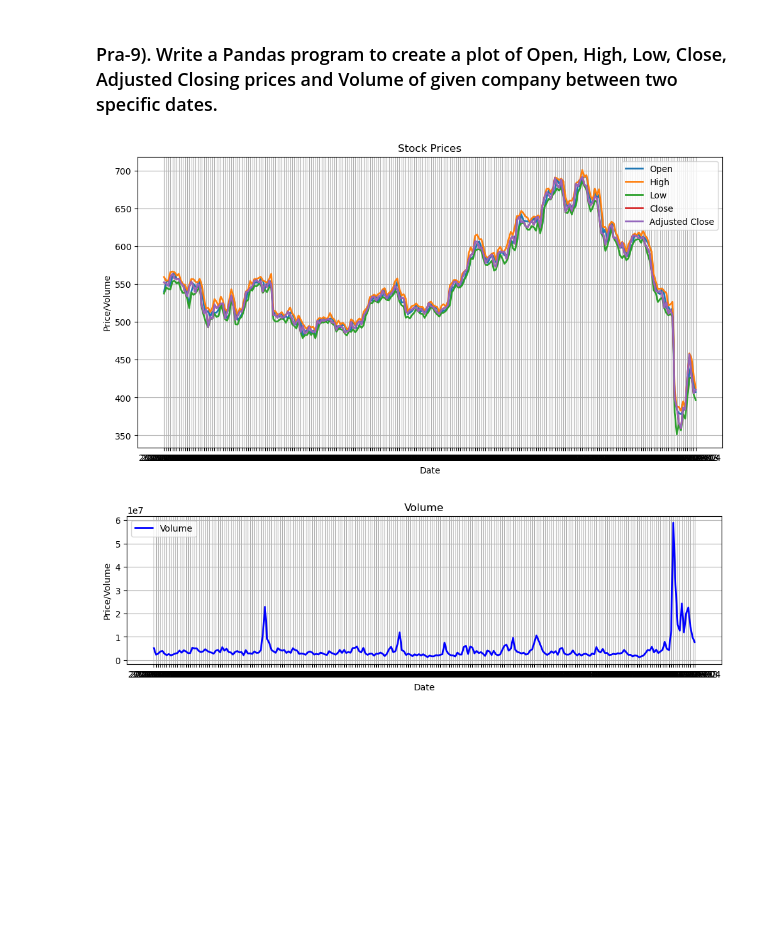
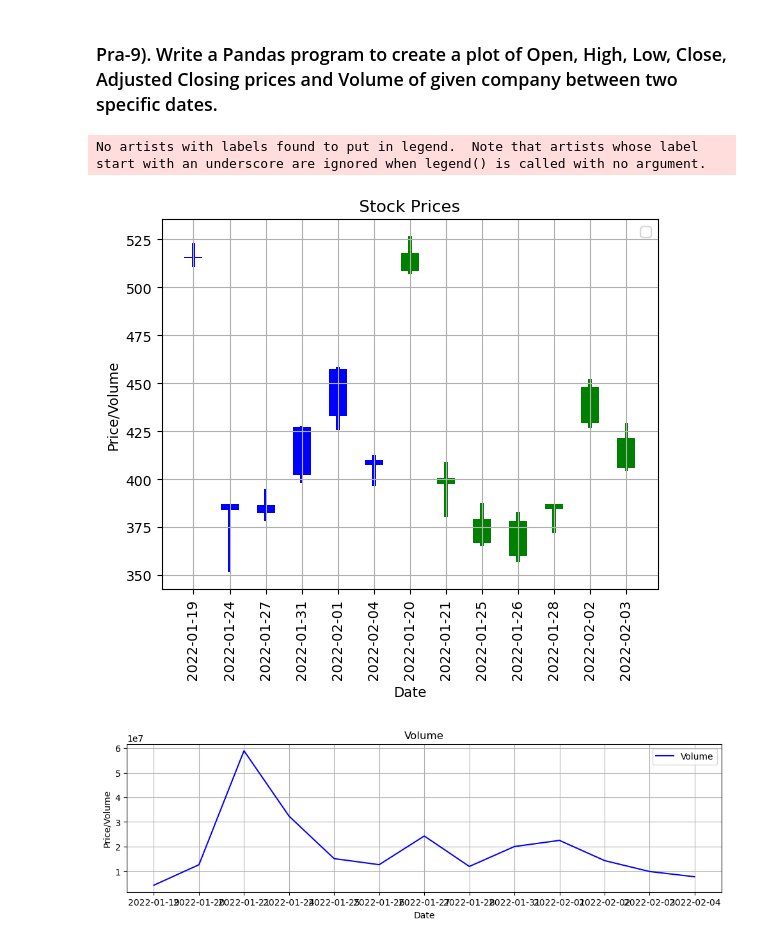
Before and after one commit to MihirModhwadiya/machine-learning, a Jupyter notebook: Pra-9.ipynb, the cells around one changed output. Drawn from its saved outputs; the diff is of its cells as text; code cells hidden in the pictures; blank space fills up the shorter version.

```diff
--- a/Pra-9.ipynb
+++ b/Pra-9.ipynb
@@ -3,39 +3,53 @@
 # %%
 import pandas as pd
 import matplotlib.pyplot as plt
 
 df = pd.read_csv('./Netflix/NFLX.csv')
 
 df.set_index('Date', inplace=True)
 
-start_date = '2021-02-04'
+start_date = '2022-01-19'
 end_date = '2022-02-04'
 
 df = df.loc[start_date:end_date]
 
-plt.figure(figsize=(12, 6))
-plt.plot(df.index, df['Open'], label='Open', linewidth=2)
-plt.plot(df.index, df['High'], label='High', linewidth=2)
-plt.plot(df.index, df['Low'], label='Low', linewidth=2)
-plt.plot(df.index, df['Close'], label='Close', linewidth=2)
-plt.plot(df.index, df['Adj Close'], label='Adjusted Close', linewidth=2)
+up = df[df.Close >= df.Open]
 
+down = df[df.Close < df.Open]
+
+col1 = 'blue'
+
+col2 = 'green'
+
+width = .5
+width2 = .1
+
+plt.bar(up.index, up.Close-up.Open, width, bottom=up.Open, color=col1)
+plt.bar(up.index, up.High-up.Close, width2, bottom=up.Close, color=col1)
+plt.bar(up.index, up.Low-up.Open, width2, bottom=up.Open, color=col1)
+
+plt.bar(down.index, down.Close-down.Open, width, bottom=down.Open, color=col2)
+plt.bar(down.index, down.High-down.Open, width2, bottom=down.Open, color=col2)
+plt.bar(down.index, down.Low-down.Close, width2, bottom=down.Close, color=col2)
+
+plt.xticks(rotation='vertical')
 plt.title('Stock Prices')
 plt.xlabel('Date')
 plt.ylabel('Price/Volume')
 plt.grid(True)
 plt.legend()
 plt.show()
 
 plt.figure(figsize=(12, 3))
-plt.plot(df.index, df['Volume'], label='Volume', linewidth=2, color='blue')
+plt.plot(df.index, df.Volume, label='Volume', color='blue')
 
 plt.title('Volume')
 plt.xlabel('Date')
 plt.ylabel('Price/Volume')
 plt.grid(True)
 plt.legend()
 plt.show()
 # %% [output]
+No artists with labels found to put in legend.  Note that artists whose label start with an underscore are ignored when legend() is called with no argument.
-[figure, old version]
+[figure, new version]
-[figure, old version]
+[figure, new version]
```
